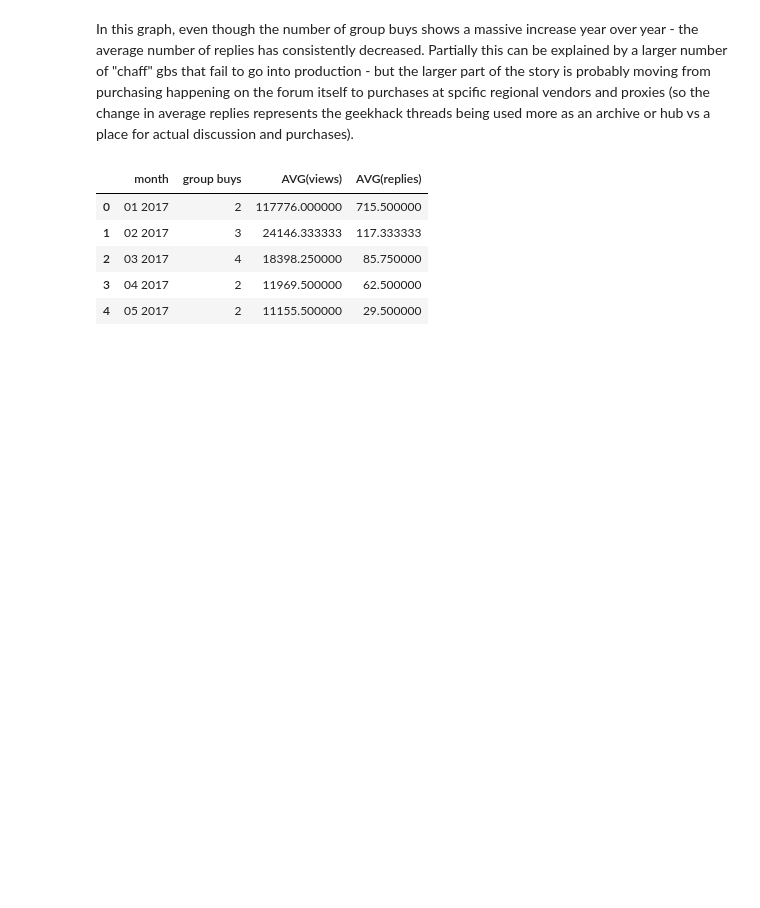
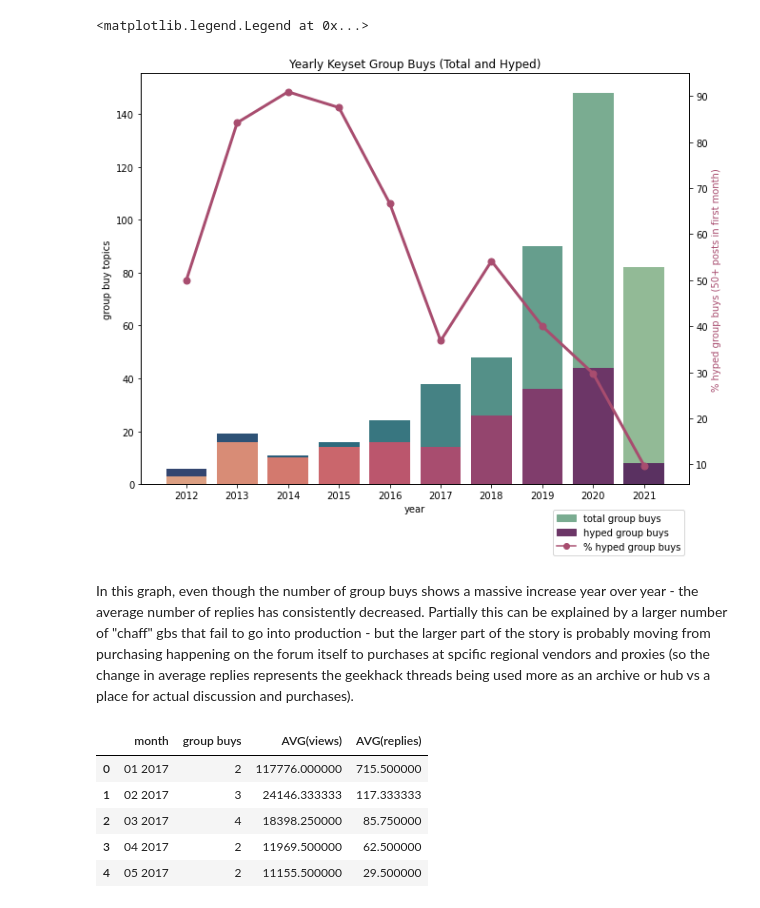
Before and after one commit to mattsalinero/mechanalysis, a Jupyter notebook: mechgraphing.ipynb, the cells around one changed output. Drawn from its saved outputs; the diff is of its cells as text; code cells hidden in the pictures; blank space fills up the shorter version.

Commit message:
feat: add code/sql to generate yearly figure

```diff
--- a/mechgraphing.ipynb
+++ b/mechgraphing.ipynb
@@ -53,3 +113,27 @@ yearly_ax2.plot(yearly_df['year'], yearly_df['AVG(replies)'], marker='o', color=
+# %%
+# create plot and set up twin axis
+yearly_plot = plt.figure(figsize=[8,6])
+yearly_ax1 = yearly_plot.add_axes([1, 1, 1, 1])
+yearly_ax2 = yearly_ax1.twinx()
+
+# plot total gbs, "popular" gbs, and % popular gbs
+sns.barplot(data=yearly_df, x='gb_year', y='num_gbs', palette='crest_r', ax=yearly_ax1)
+sns.barplot(data=yearly_df, x='gb_year', y='count_post_th', palette='flare', ax=yearly_ax1)
+yearly_ax2.plot(yearly_df['gb_year'], yearly_df['pct_post_th'],
+                marker='o', linewidth=3, markersize=7, color='#A84D6F')
+
+# add axis labels/legend
+yearly_ax1.set_title("Yearly Keyset Group Buys (Total and Hyped)")
+yearly_ax1.set_xlabel('year')
+yearly_ax1.set_ylabel('group buy topics')
+yearly_ax2.set_ylabel('% hyped group buys (50+ posts in first month)', color='#A84D6F')
+gb_patch = mpatches.Patch(color='#7AAC91', label='total group buys')
+pop_patch = mpatches.Patch(color='#6C3667', label='hyped group buys')
+pct_patch = mlines.Line2D([], [], color='#A84D6F', marker='o', label='% hyped group buys')
+plt.legend(handles=[gb_patch, pop_patch, pct_patch], bbox_to_anchor=(1, -0.05), loc='upper right')
+# %% [output]
+<matplotlib.legend.Legend at 0x...>
+[figure, added]
 # %% [markdown]
 In this graph, even though the number of group buys shows a massive increase year over year - the average number of replies has consistently decreased.
 Partially this can be explained by a larger number of "chaff" gbs that fail to go into production - but the larger part of the story is probably moving from purchasing happening on the forum itself to purchases at spcific regional vendors and proxies (so the change in average replies represents the geekhack threads being used more as an archive or hub vs a place for actual discussion and purchases).
```
Also changed, not shown: parts of 7 cells of this notebook, 1 other file.
